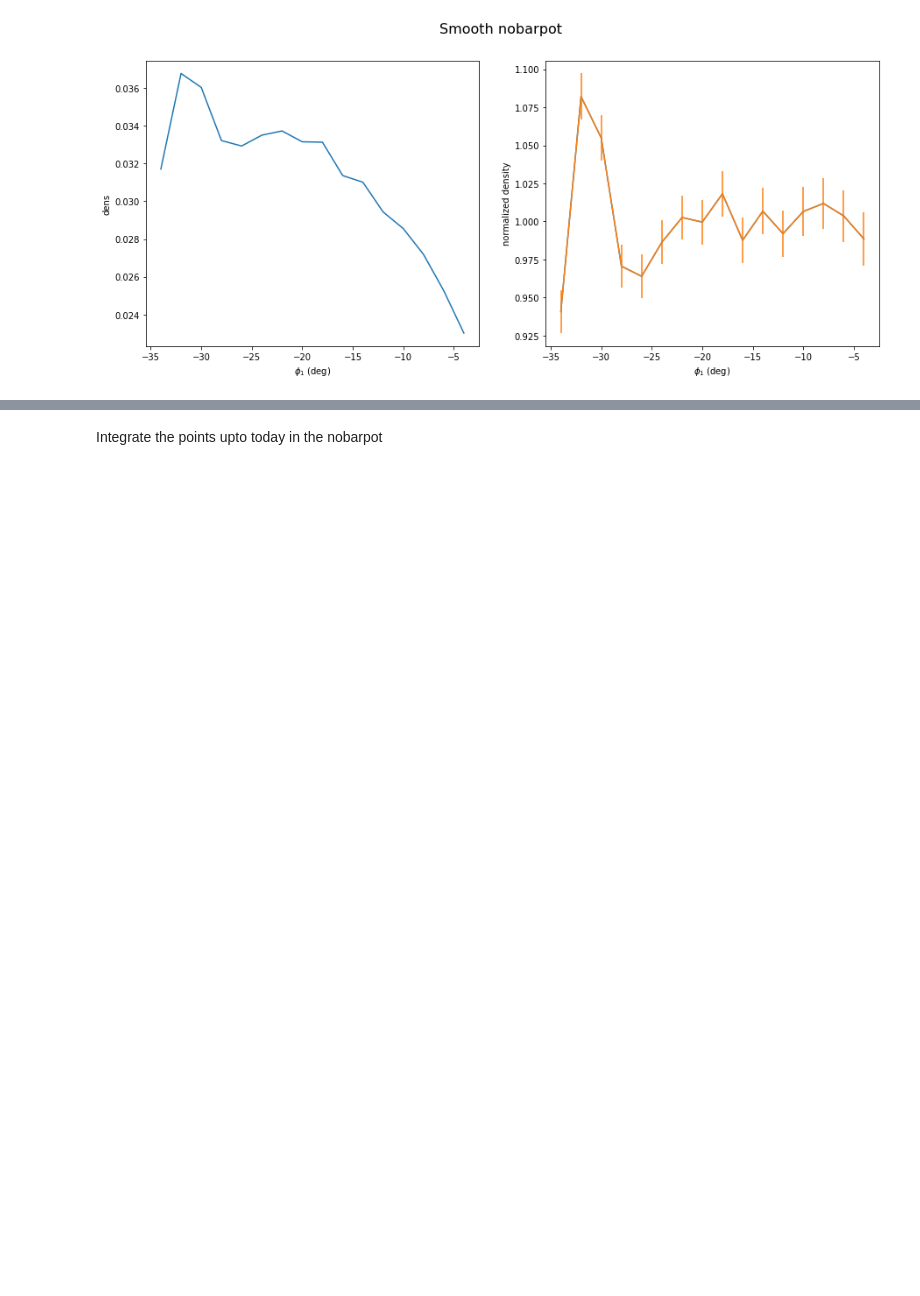
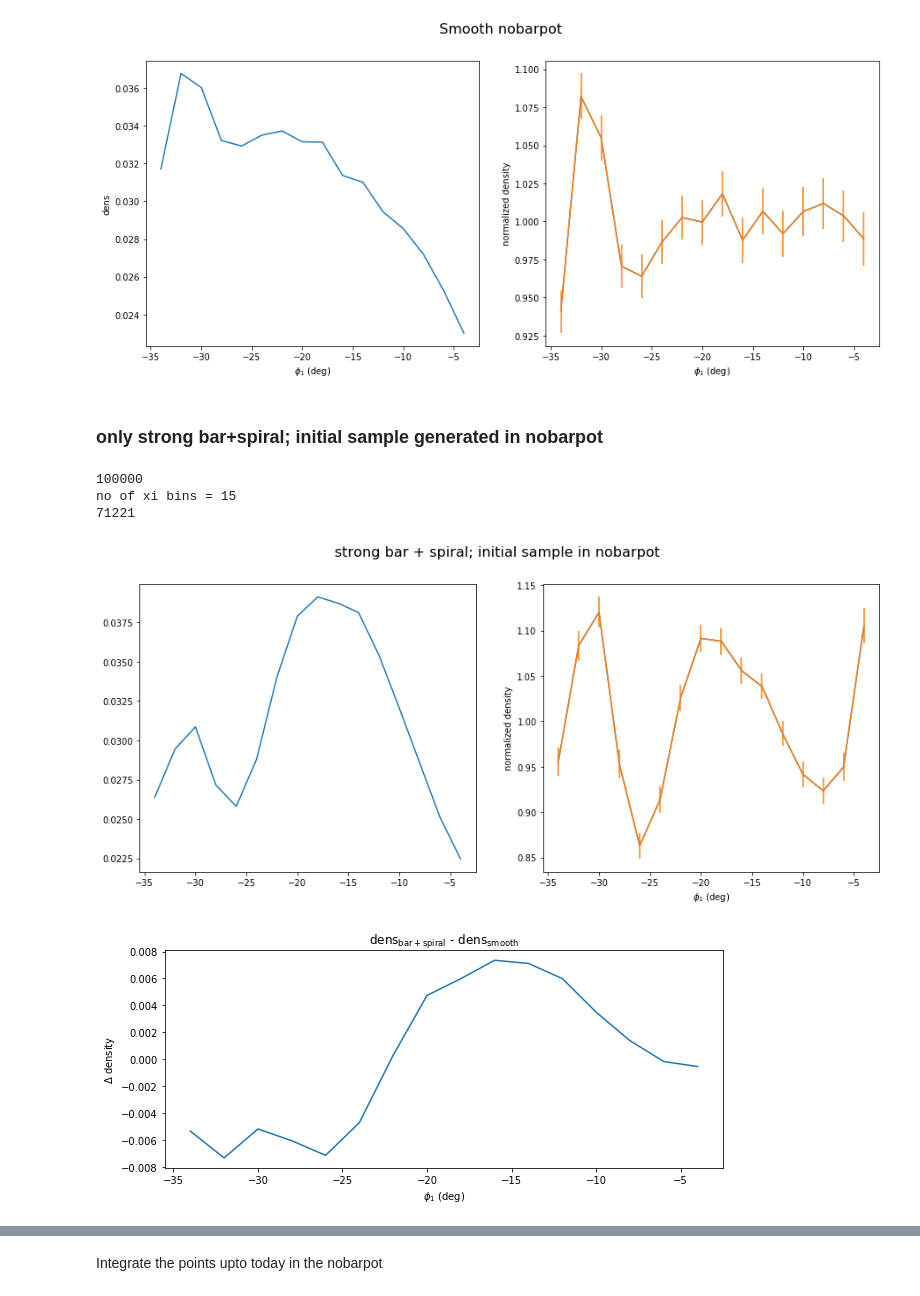
Before and after one commit to nbanik/Analyze_GD-1, a Jupyter notebook: spraydf_combine_bar+spiral and subhalos.ipynb, the cells around one changed output, grey strips where cells are left out. Drawn from its saved outputs; the diff is of its cells as text; code cells hidden in the pictures; blank space fills up the shorter version.

Commit message:
add strong bar+spiral result

```diff
--- a/spraydf_combine_bar+spiral and subhalos.ipynb
+++ b/spraydf_combine_bar+spiral and subhalos.ipynb
@@ -517,3 +502,52 @@ plt.show()
 no of xi bins = 15
 69606
 [figure]
+# %% [markdown]
+### only strong bar+spiral; initial sample generated in nobarpot
+# %%
+#only strong bar+spiral; initial sample generated in nobarpot
+
+#R   phi   z   vR    vT    vz
+R_nobarpot_strongBS=[]
+phi_nobarpot_strongBS=[]
+z_nobarpot_strongBS=[]
+
+for ii in range(200):
+    R,phi,z,_,_,_=np.loadtxt("combine_bar_spiral_subhalos/nobarpot_init_strongbarpot_final/spraydf_sample_nobarpot_init_strongbarpot_final_{}.dat".format(ii),unpack=True)
+    for jj in range(len(R)):
+        R_nobarpot_strongBS.append(R[jj])
+        phi_nobarpot_strongBS.append(phi[jj])
+        z_nobarpot_strongBS.append(z[jj])
+
+
+p1_nobarpot_strongBS,p2_nobarpot_strongBS=galcencyl_to_phi12(R_nobarpot_strongBS,phi_nobarpot_strongBS,z_nobarpot_strongBS)
+
+midphi1_nobarpot_strongBS,Ndn_nobarpot_strongBS,Ndn_nobarpot_strongBSerr,nden_nobarpot_strongBS,nden_nobarpot_strongBSerr,den_nobarpot_strongBS,pp_nobarpot_strongBS = compute_ndenphi1(p1_nobarpot_strongBS,maxphi1=-4.,minphi1=-34.,bw=2)
+
+plt.figure(figsize=(15,6))
+plt.suptitle("strong bar + spiral; initial sample in nobarpot",fontsize=16)
+plt.subplot(1,2,1)
+#plt.scatter(p1_nobarpot,p2_nobarpot)
+plt.plot(midphi1_nobarpot_strongBS,den_nobarpot_strongBS)
+
+plt.subplot(1,2,2)
+plt.plot(midphi1_nobarpot_strongBS,nden_nobarpot_strongBS)
+plt.errorbar(midphi1_nobarpot_strongBS,nden_nobarpot_strongBS,nden_nobarpot_strongBSerr)
+#plt.plot(outphi1,dens_cont,label="")
+plt.ylabel('normalized density')
+plt.xlabel(r'$\phi_{1}$ (deg)')
+
+plt.show()
+
+plt.figure(figsize=(10,4))
+plt.title(r"dens$_{\rm{bar + spiral}}$ - dens$_{\rm{smooth}}$")
+plt.plot(midphi1_nobarpot_strongBS,den_nobarpot_strongBS - dens)
+plt.ylabel(r'$\Delta$ density')
+plt.xlabel(r'$\phi_{1}$ (deg)')
+plt.show()
+# %% [output]
+100000
+no of xi bins = 15
+71221
+[figure, added]
+[figure, added]
```
Also changed, not shown: parts of 33 cells of this notebook, 1 other file.
